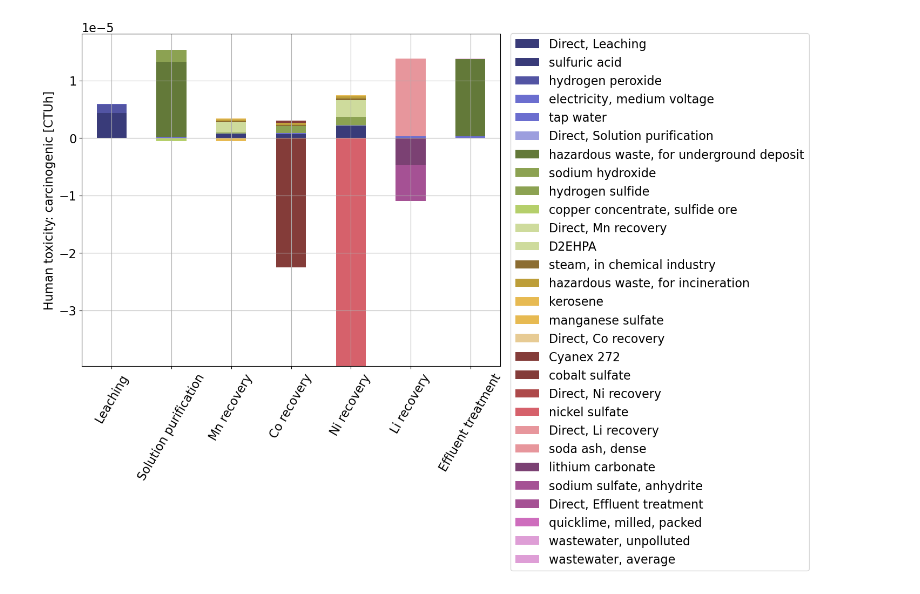
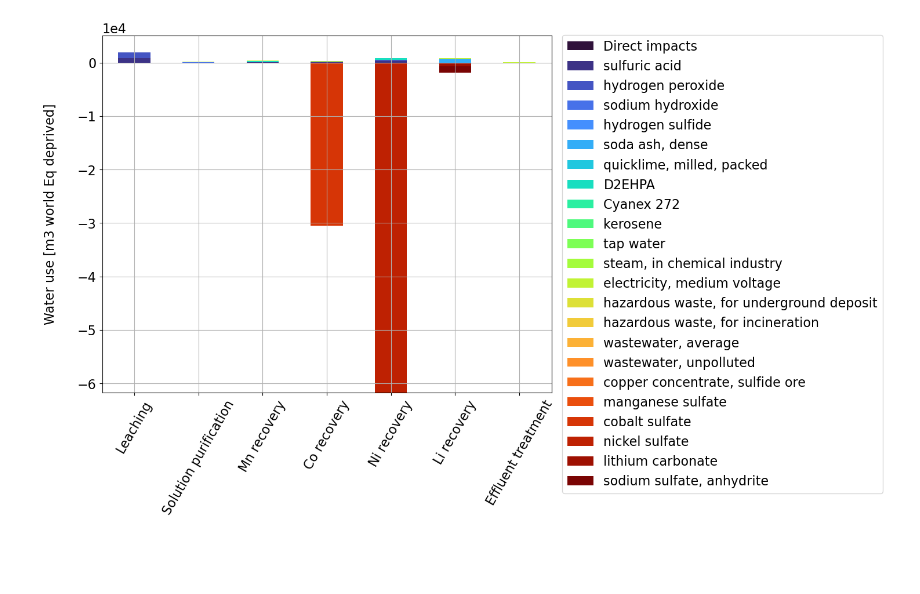
Before and after one commit to laphei/openlca-contributor, a Jupyter notebook: manual_contributor.ipynb, the cells around one changed output. Cells and saved outputs as stored; diff of their text form; code cells hidden in the pictures; blank space fills up the shorter version.

```diff
--- a/manual_contributor.ipynb
+++ b/manual_contributor.ipynb
@@ -18,3 +20,6 @@ category = 'HTc'
+# %%
+categories = pd.read_excel(f'..\{scenario}_contributions.xlsx', 'General')
+category = categories.iloc[15, 1]
 # %%
 df = pd.read_excel(f'..\{scenario}_contributions.xlsx', category).dropna()
 
@@ -24,7 +29,8 @@ for i,row in df.iterrows():
     if row['Process'].startswith(scenario):
         sub = ' '.join(row['Process'].split(' ')[3:][:-2])
         sub_processes.append([])
-        row['Process'] = f'Direct, {sub}'
+        # row['Process'] = f'Direct, {sub}'
+        row['Process'] = 'Direct impacts'
         row[df.columns[4]] = row[df.columns[5]]
     if row['Process'] != 'Process':
         row['Sub-process'] = sub
@@ -52,6 +58,5 @@ for i,row in df.iterrows():
         process = split[0]
     df.loc[i, 'Process'] = process
 
-categories = pd.read_excel(f'..\{scenario}_contributions.xlsx', 'General')
 category_name = categories[categories['Sheet name'] == category]['Impact category'].values[0]
 category_units = ''.join(['[', df.columns[4].split('[')[-1]])
@@ -74,16 +113,18 @@ pivot_df
 # %%
 fig, ax = plt.subplots(figsize=(10, 8))
 
-my_cmap = mpl.colormaps['tab20b']
+my_cmap = mpl.colormaps['turbo']
+mpl.rcParams.update({'font.size': 16})
+plt.ticklabel_format(axis='y', style='sci', scilimits=(-3, 3))
 
+ax.yaxis.set_label_coords(-0.1, 0.5)
 pivot_df.plot.bar(stacked=True, grid=True, ax=ax, cmap=my_cmap)
+# plt.ylim([y_min*1.05, y_max*5])
 plt.legend(bbox_to_anchor=(1.01, 1.02))
 plt.xlabel('')
 plt.xticks(rotation=60)
-# plt.ylim([-4.5e-5, 2e-5])
 plt.ylabel(category_name + ' ' + category_units)
-mpl.rcParams.update({'font.size': 16})
 
 plt.show()
 # %% [output]
-[figure, old version]
+[figure, new version]
```
Also changed, not shown: parts of 3 cells of this notebook.
